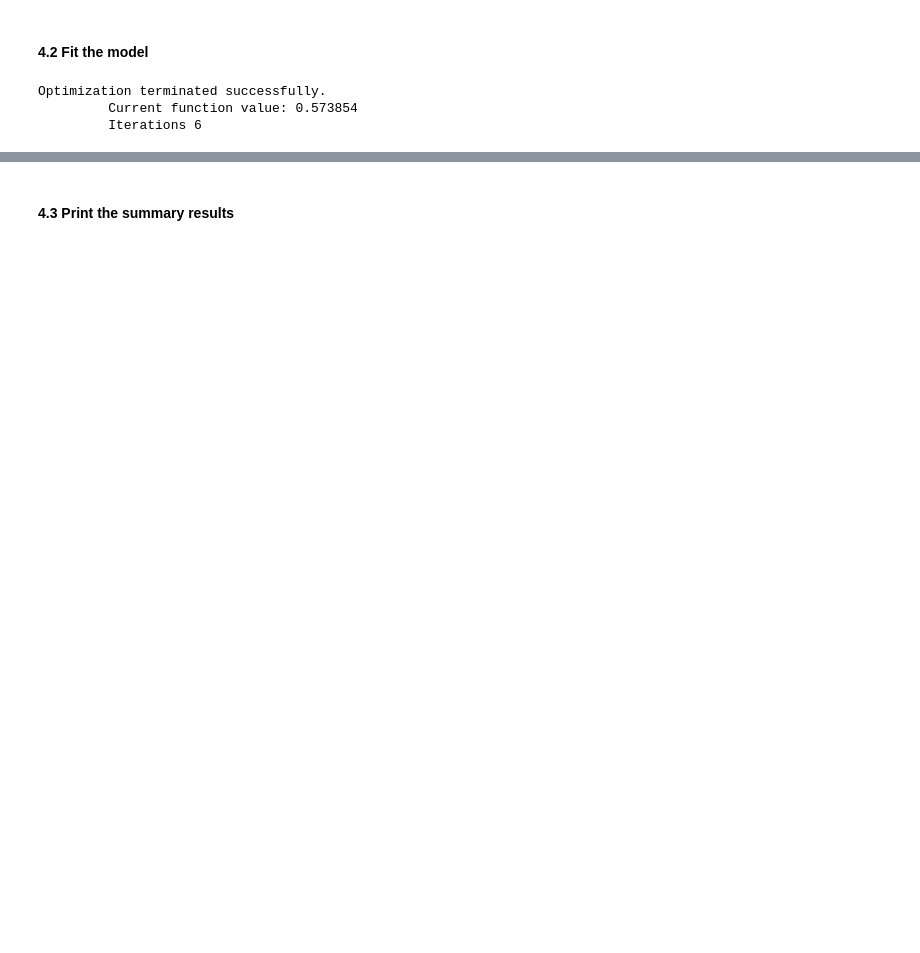
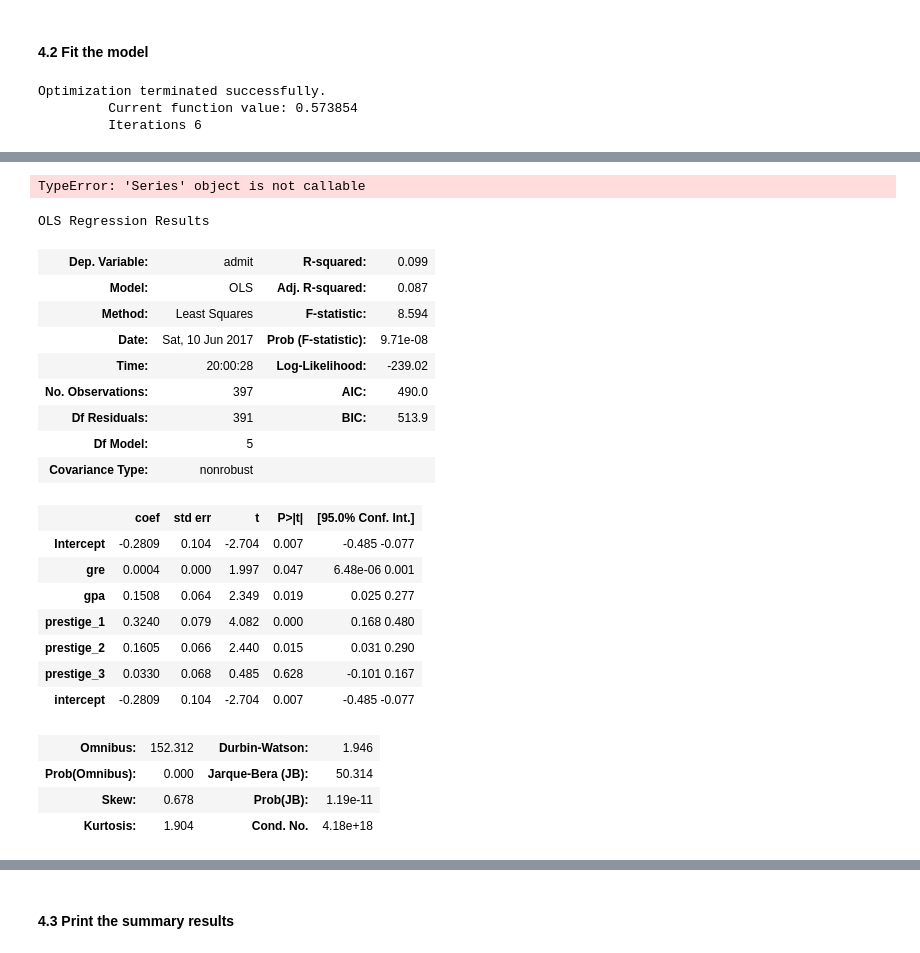
Before and after one commit to hkalavala/DS_SM_15_HK, a Jupyter notebook: projects/project-3/starter-code/project3-starter-HK.ipynb, the cells around one changed output, grey strips where cells are left out. Cells and saved outputs as stored; diff of their text form; code cells hidden in the pictures; blank space fills up the shorter version.

```diff
--- a/projects/project-3/starter-code/project3-starter-HK.ipynb
+++ b/projects/project-3/starter-code/project3-starter-HK.ipynb
@@ -195,0 +219,38 @@ Optimization terminated successfully.
+# %%
+print result.params()
+# %% [output]
+TypeError: 'Series' object is not callable
+# %%
+# this is the standard import if you're using "formula notation" (similar to R)
+import statsmodels.formula.api as smf
+
+# create a fitted model in one line
+#formula notiation is the equivalent to writting out our models such that 'outcome = predictor'
+#with the follwing syntax formula = 'outcome ~ predictor1 + predictor2 ... predictorN'
+lm = smf.ols(formula='admit ~ gre + gpa + prestige_1 + prestige_2 + prestige_3 + intercept', data=data).fit()
+
+#print the full summary
+lm.summary()
+# %% [output]
+OLS Regression Results
+| Dep. Variable: | admit | R-squared: | 0.099 |
+| Model: | OLS | Adj. R-squared: | 0.087 |
+| Method: | Least Squares | F-statistic: | 8.594 |
+| Date: | Sat, 10 Jun 2017 | Prob (F-statistic): | 9.71e-08 |
+| Time: | 20:00:28 | Log-Likelihood: | -239.02 |
+| No. Observations: | 397 | AIC: | 490.0 |
+| Df Residuals: | 391 | BIC: | 513.9 |
+| Df Model: | 5 |  |  |
+| Covariance Type: | nonrobust |  |  |
+|  | coef | std err | t | P>|t| | [95.0% Conf. Int.] |
+| Intercept | -0.2809 | 0.104 | -2.704 | 0.007 | -0.485 -0.077 |
+| gre | 0.0004 | 0.000 | 1.997 | 0.047 | 6.48e-06 0.001 |
+| gpa | 0.1508 | 0.064 | 2.349 | 0.019 | 0.025 0.277 |
+| prestige_1 | 0.3240 | 0.079 | 4.082 | 0.000 | 0.168 0.480 |
+| prestige_2 | 0.1605 | 0.066 | 2.440 | 0.015 | 0.031 0.290 |
+| prestige_3 | 0.0330 | 0.068 | 0.485 | 0.628 | -0.101 0.167 |
+| intercept | -0.2809 | 0.104 | -2.704 | 0.007 | -0.485 -0.077 |
+| Omnibus: | 152.312 | Durbin-Watson: | 1.946 |
+| Prob(Omnibus): | 0.000 | Jarque-Bera (JB): | 50.314 |
+| Skew: | 0.678 | Prob(JB): | 1.19e-11 |
+| Kurtosis: | 1.904 | Cond. No. | 4.18e+18 |
```
Also changed, not shown: parts of 19 cells of this notebook, 7 other files.
